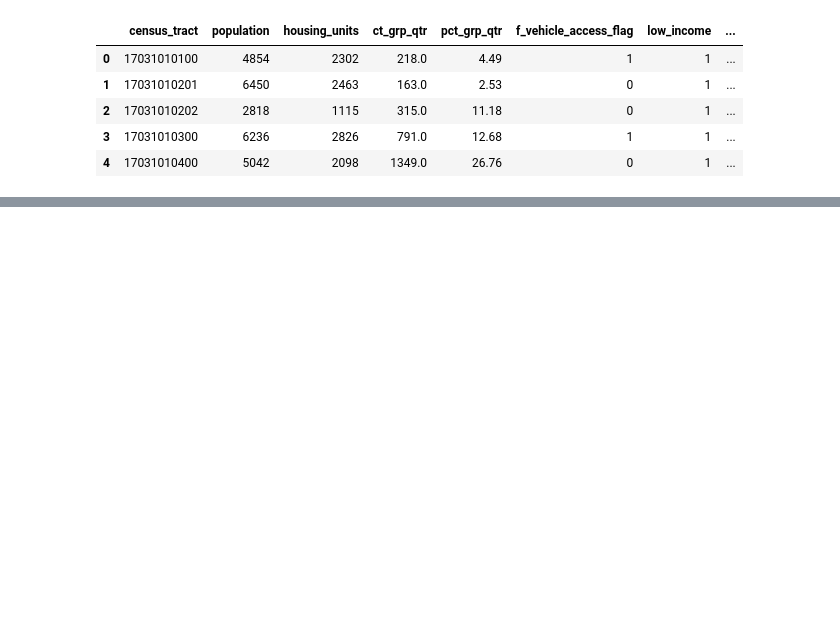
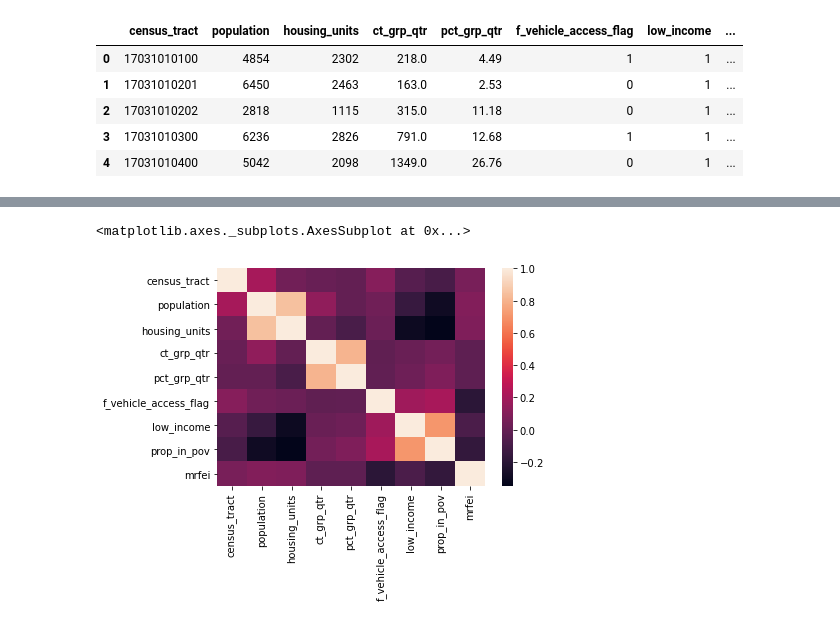
Before and after one commit to DS4A-team92/food-deserts, a Jupyter notebook: notebooks/1.0-bd-EDA.ipynb, the cells around one changed output, grey strips where cells are left out. Saved outputs shown, nothing was run; the diff lists cells and outputs as text; code cells hidden in the pictures; blank space fills up the shorter version.

```diff
--- a/notebooks/1.0-bd-EDA.ipynb
+++ b/notebooks/1.0-bd-EDA.ipynb
@@ -74,0 +165,5 @@ Name: mrfei, Length: 107, dtype: float64
+# %%
+sns.heatmap(core_df.corr())
+# %% [output]
+<matplotlib.axes._subplots.AxesSubplot at 0x...>
+[figure, added]
```
Also changed, not shown: parts of 19 cells of this notebook.
